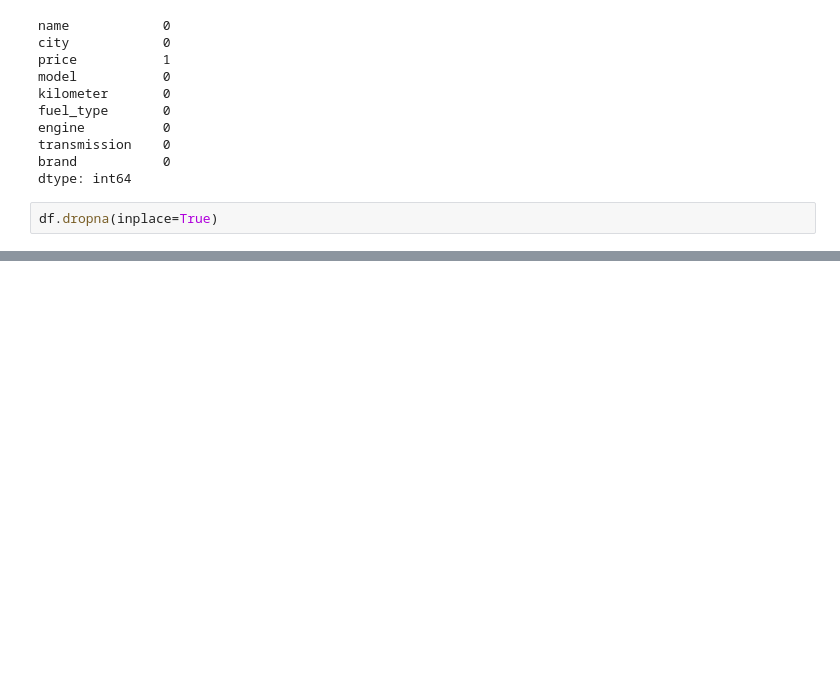
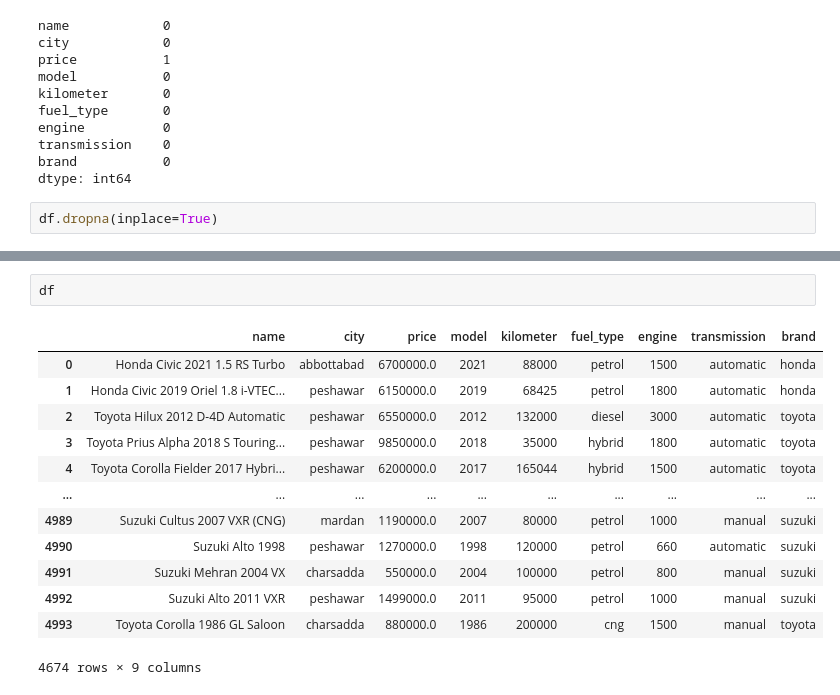
Before and after one commit to KhalilKhanAfridi/automobile-ML-recommender-system, a Jupyter notebook: notebooks/03_Cars_Data_Cleaning.ipynb, the cells around one changed output, grey strips where cells are left out. Cells and saved outputs as stored; diff of their text form; blank space fills up the shorter version.

```diff
--- a/notebooks/03_Cars_Data_Cleaning.ipynb
+++ b/notebooks/03_Cars_Data_Cleaning.ipynb
@@ -218 +235,17 @@ df.dropna(inplace=True)
+# %%
+df
+# %% [output]
+|  | name | city | price | model | kilometer | fuel_type | engine | transmission | brand |
+| 0 | Honda Civic 2021 1.5 RS Turbo | abbottabad | 6700000.0 | 2021 | 88000 | petrol | 1500 | automatic | honda |
+| 1 | Honda Civic 2019 Oriel 1.8 i-VTEC... | peshawar | 6150000.0 | 2019 | 68425 | petrol | 1800 | automatic | honda |
+| 2 | Toyota Hilux 2012 D-4D Automatic | peshawar | 6550000.0 | 2012 | 132000 | diesel | 3000 | automatic | toyota |
+| 3 | Toyota Prius Alpha 2018 S Touring... | peshawar | 9850000.0 | 2018 | 35000 | hybrid | 1800 | automatic | toyota |
+| 4 | Toyota Corolla Fielder 2017 Hybri... | peshawar | 6200000.0 | 2017 | 165044 | hybrid | 1500 | automatic | toyota |
+| ... | ... | ... | ... | ... | ... | ... | ... | ... | ... |
+| 4989 | Suzuki Cultus 2007 VXR (CNG) | mardan | 1190000.0 | 2007 | 80000 | petrol | 1000 | manual | suzuki |
+| 4990 | Suzuki Alto 1998 | peshawar | 1270000.0 | 1998 | 120000 | petrol | 660 | automatic | suzuki |
+| 4991 | Suzuki Mehran 2004 VX | charsadda | 550000.0 | 2004 | 100000 | petrol | 800 | manual | suzuki |
+| 4992 | Suzuki Alto 2011 VXR | peshawar | 1499000.0 | 2011 | 95000 | petrol | 1000 | manual | suzuki |
+| 4993 | Toyota Corolla 1986 GL Saloon | charsadda | 880000.0 | 1986 | 200000 | cng | 1500 | manual | toyota |
+4674 rows × 9 columns
 # %%
```
Also changed, not shown: parts of 3 cells of this notebook, 16 other files.
